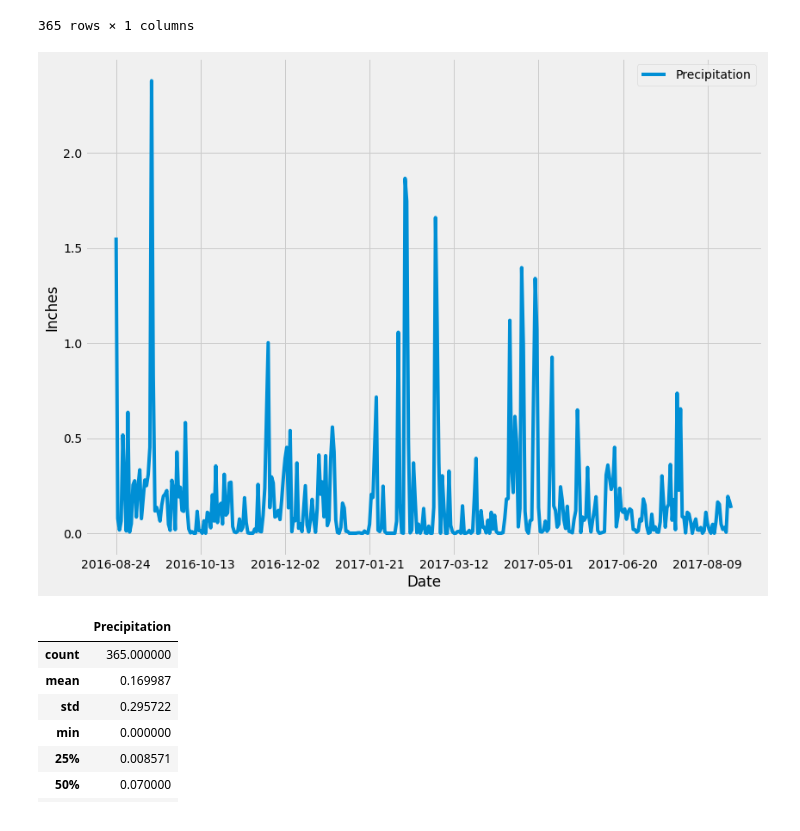
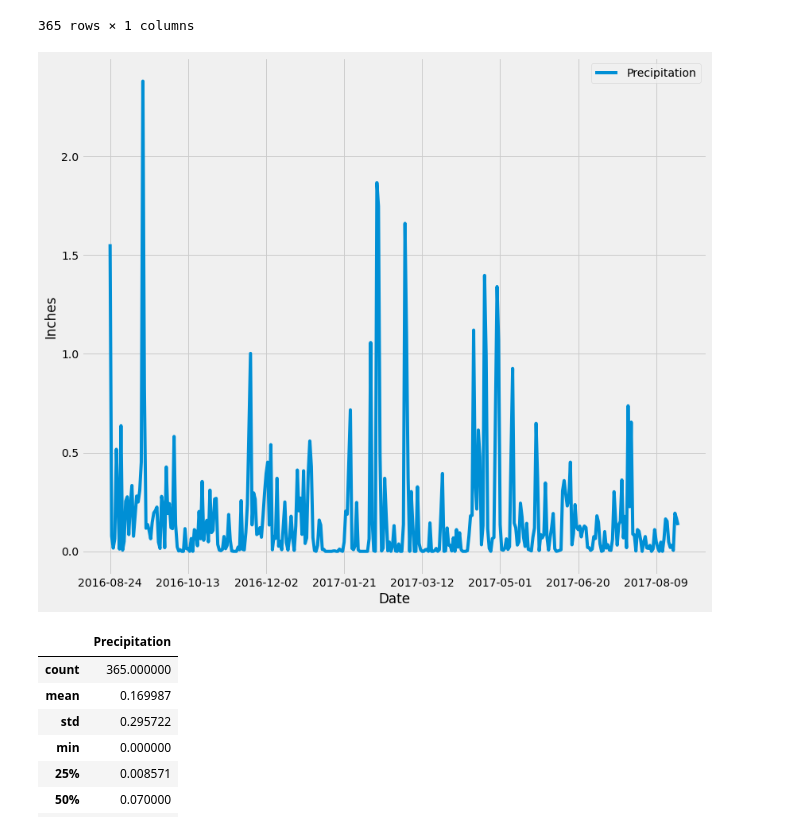
Before and after one commit to sherinmatt/Climate_Analysis_Sqlalchemy, a Jupyter notebook: SQLAlchemy/climate_starterfile.ipynb, the cells around one changed output. Cells and saved outputs as stored; diff of their text form; code cells hidden in the pictures.

```diff
--- a/SQLAlchemy/climate_starterfile.ipynb
+++ b/SQLAlchemy/climate_starterfile.ipynb
@@ -109,12 +109,12 @@ average
 | 2017-08-23 | 0.132500 |
 365 rows × 1 columns
 # %%
-average.plot(kind = "line", figsize = (12,9))
+average.plot(kind = "line", figsize = (12,10))
 plt.ylabel('Inches')
-#add
+##adding a tight_layput
 plt.tight_layout()
 # %% [output]
-[figure, old version]
+[figure, new version]
 # %%
 # Use Pandas to calcualte the summary statistics for the precipitation data:
 
```
Also changed, not shown: parts of 4 cells of this notebook.
